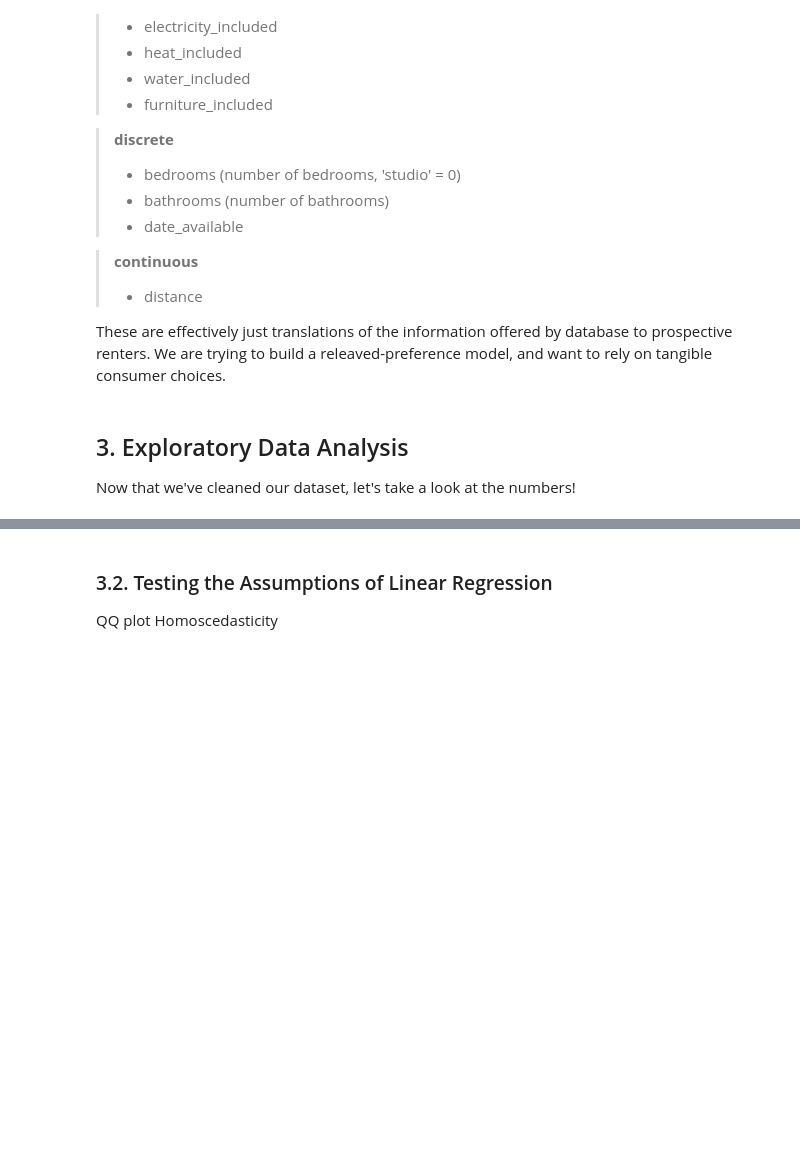
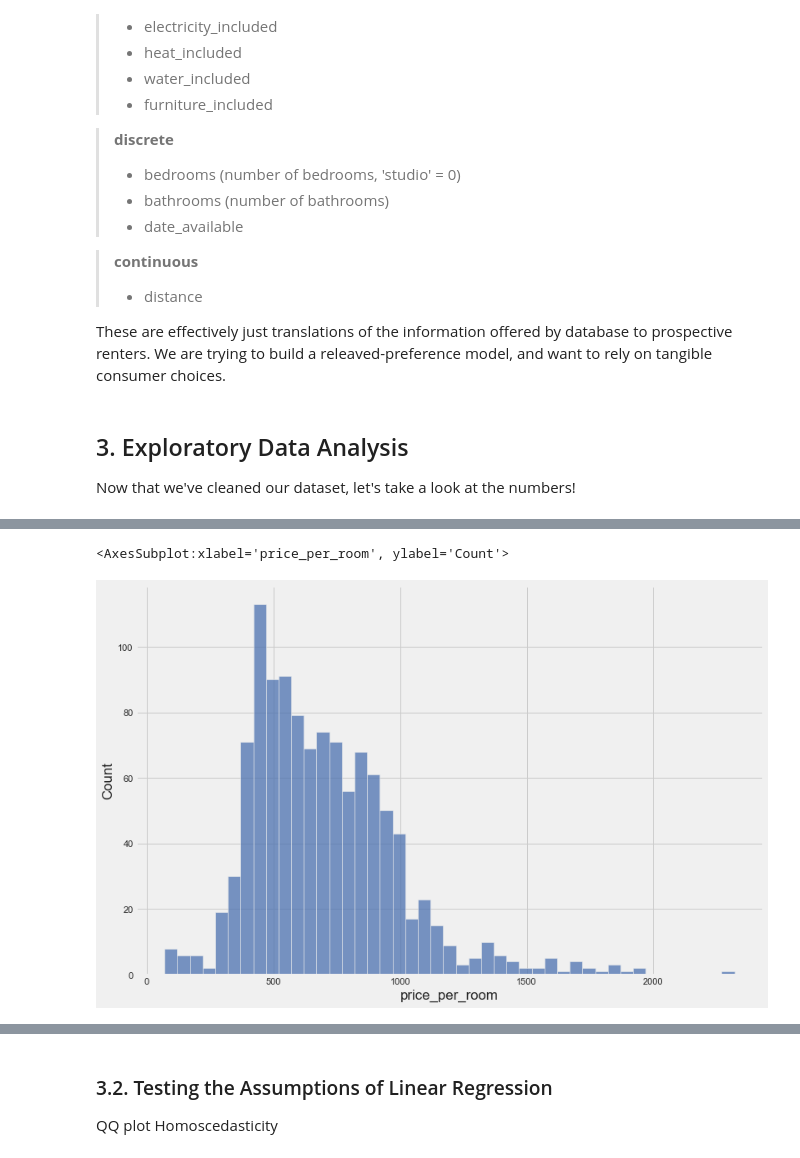
Before and after one commit to nathanblumenfeld/collegetownrent, a Jupyter notebook: updated.ipynb, the cells around one changed output, grey strips where cells are left out. Drawn from its saved outputs; the diff is of its cells as text; code cells hidden in the pictures; blank space fills up the shorter version.

Commit message:
introduced transform(), new data, beginning EDA

```diff
--- a/updated.ipynb
+++ b/updated.ipynb
@@ -356,17 +521,0 @@ Setting datatypes
-# %%
-df = (
-    load_data().drop(["Unnamed: 0","accountId","contactPreference","contactEmail","contactPhone","paymentStatus","dateLastUpdated","firstName",
-                      "lastName","emailAddress","phoneNumber","password","accountType","lastLogin","isStudent","status","fraudulent","accountType",
-                      "lastLogin","isStudent","dateLastUpdated","categoryScoresAsPercentage","hasFireResistantConstructionType","exceedsRequirements",
-                      "hasValidCertificateOfOccupancy","overallSafetyRating","overallSafetyRatingAsPercentage","meetsMinimumRequirements",
-                      "fireExtinguisherCertificateExpiration","categoryScores","notificationSystem","sprinklerType"],axis=1)
-    .set_index('listingId')
-    .pipe(flatten_amenities)
-    .pipe(flatten_listing_types)
-    .pipe(remap_to_int)
-    .pipe(add_distance_to_campus)
-    .pipe(set_dtypes)
-    .pipe(remove_errant_rows)
-    .pipe(remove_implausible)
-)
-df.dtypes.sort_index()
@@ -543,0 +626,16 @@ sns.displot(listings,x='rentAmount',binwidth=100)
+# %%
+def apply_filter(df):
+    """
+    """
+    df = df.loc[df.market_spring_sublet == 0]
+    df = df.loc[df.market_fall_sublet == 0]
+    df = df.loc[df.market_summer_sublet == 0]
+    df = df.loc[df.market_short_term == 0]
+    df = df.loc[df.num_bedrooms <= 9]
+    df = df.loc[df.price_per_unit <= 15000]
+    df = df.loc[df.distance_to_campus <= 2500]
+    return df
+# %%
+df = transform(load_data())
+df = apply_filter(df)
+generate_map(df)
@@ -543,0 +644,5 @@ sns.displot(listings,x='rentAmount',binwidth=100)
+# %%
+sns.histplot(data=df,x="price_per_room", binwidth=50)
+# %% [output]
+<AxesSubplot:xlabel='price_per_room', ylabel='Count'>
+[figure, added]
```
Also changed, not shown: parts of 67 cells of this notebook, 1 other file.
